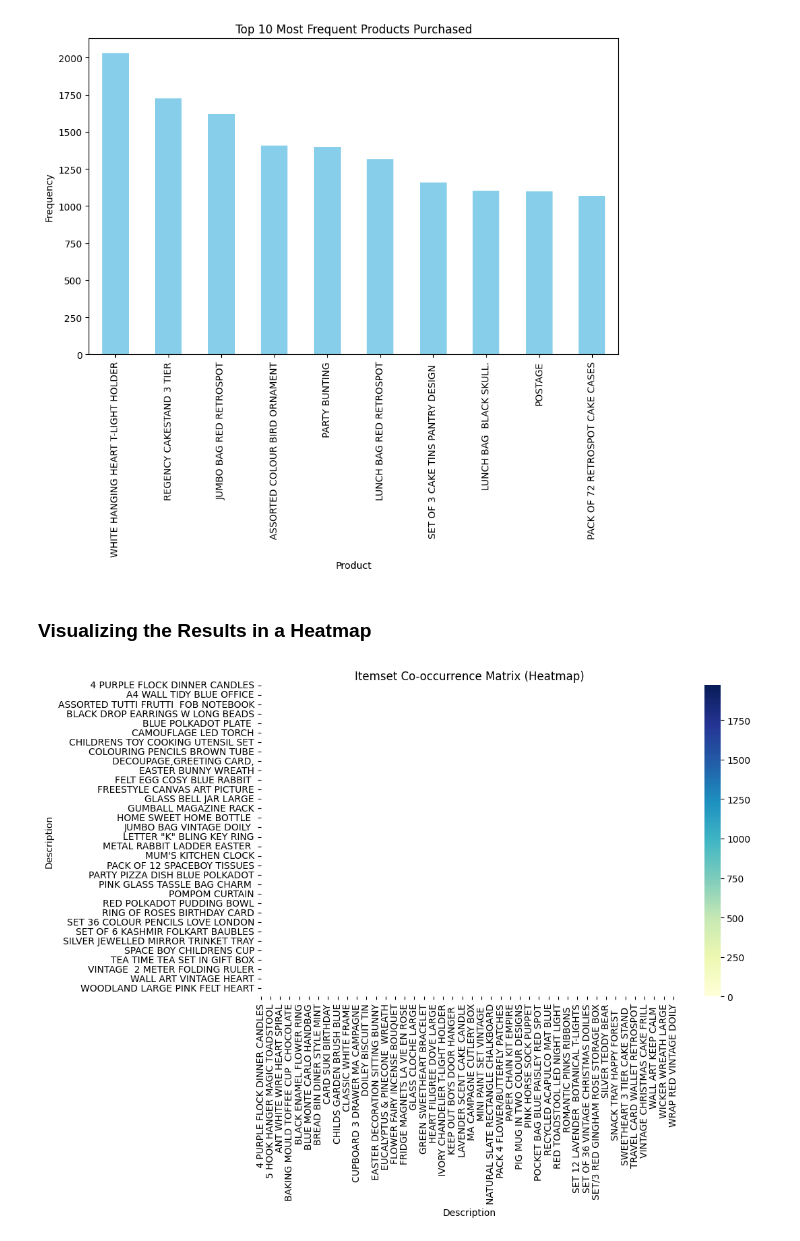
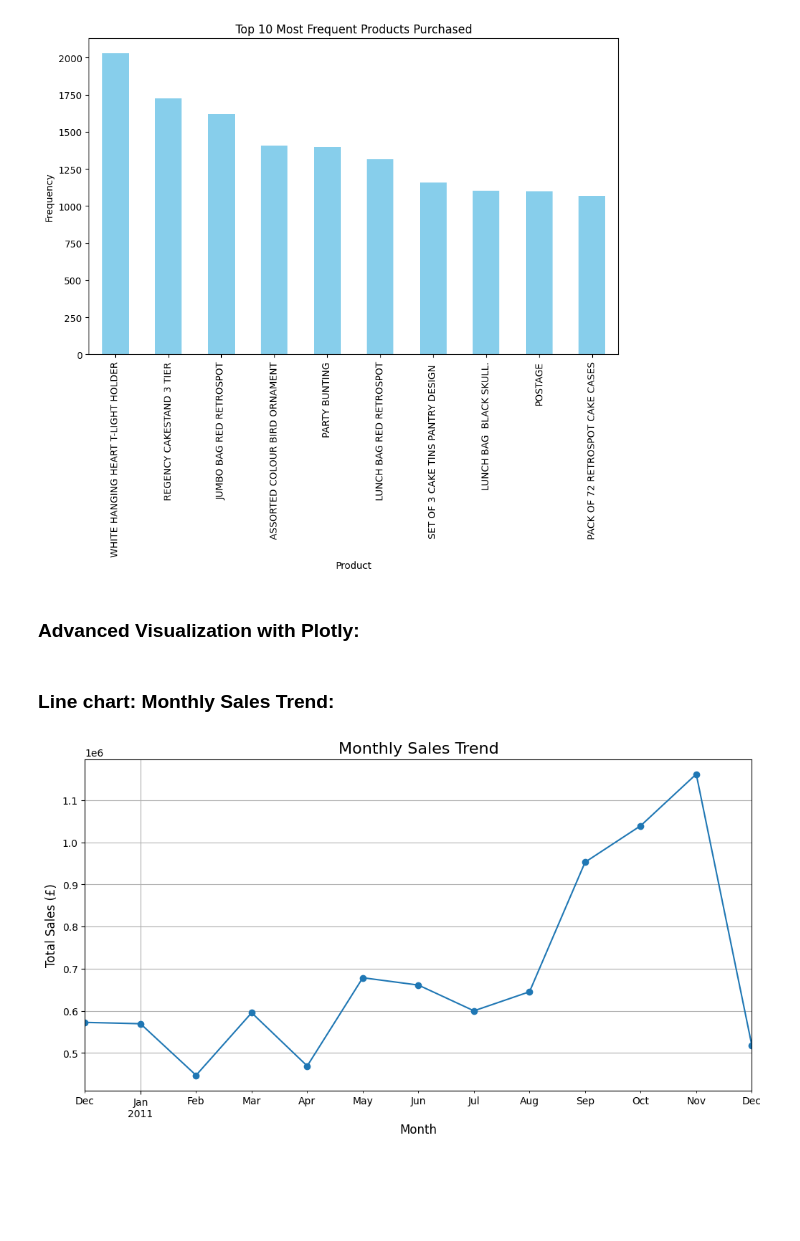
Before and after one commit to Faghaee2000/Market-Basket-Analysis-using-Online-Retail-Dataset, a Jupyter notebook: Market_Analysis.ipynb, the cells around one changed output. Drawn from its saved outputs; the diff is of its cells as text; code cells hidden in the pictures; blank space fills up the shorter version.

```diff
--- a/Market_Analysis.ipynb
+++ b/Market_Analysis.ipynb
@@ -94,13 +94,5 @@ plt.xticks(rotation=90)
 plt.show()
 # %% [output]
 [figure]
-# %% [markdown]
-### Visualizing the Results in a Heatmap
-# %%
-# Plot a heatmap
-plt.figure(figsize=(10,6))
-sns.heatmap(pivot_table, cmap='YlGnBu', annot=False, linewidths=0.5)
-plt.title('Itemset Co-occurrence Matrix (Heatmap)')
-plt.show()
-# %% [output]
-[figure, removed]
+# %% [markdown]
+### Advanced Visualization with Plotly:
@@ -106,0 +105,18 @@ plt.show()
+# %% [markdown]
+### Line chart: Monthly Sales Trend:
+# %%
+df['InvoiceDate'] = pd.to_datetime(df['InvoiceDate'])
+if 'TotalPrice' not in df.columns:
+    df['TotalPrice'] = df['Quantity'] * df['UnitPrice']
+
+# Group by month and sum sales
+monthly_sales = df.groupby(df['InvoiceDate'].dt.to_period("M"))['TotalPrice'].sum()
+plt.figure(figsize=(12,6))
+monthly_sales.plot(marker='o')
+plt.title("Monthly Sales Trend", fontsize=16)
+plt.xlabel("Month", fontsize=12)
+plt.ylabel("Total Sales (£)", fontsize=12)
+plt.grid(True)
+plt.show()
+# %% [output]
+[figure, added]
```
Also changed, not shown: parts of 17 cells of this notebook.
